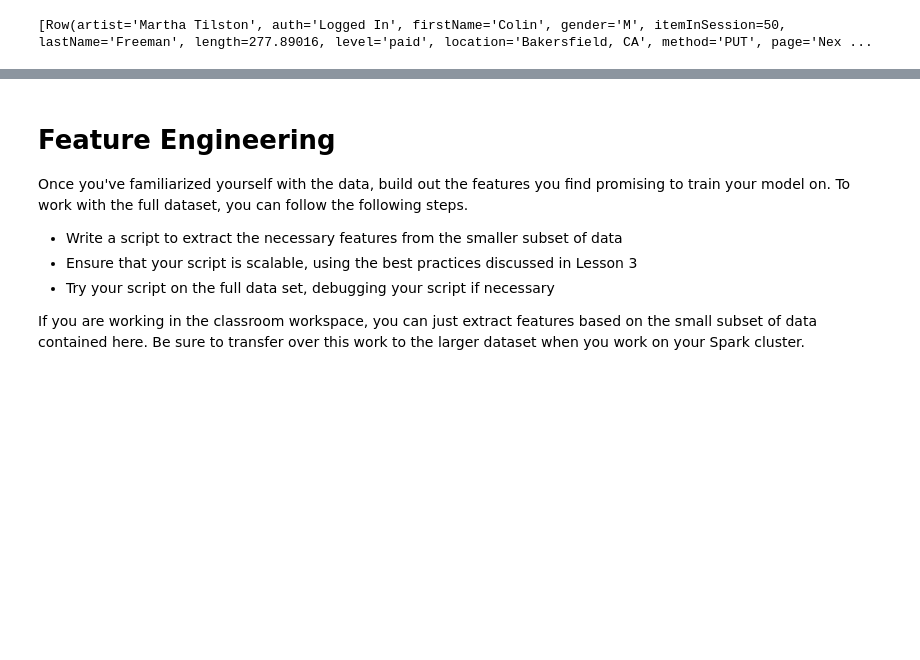
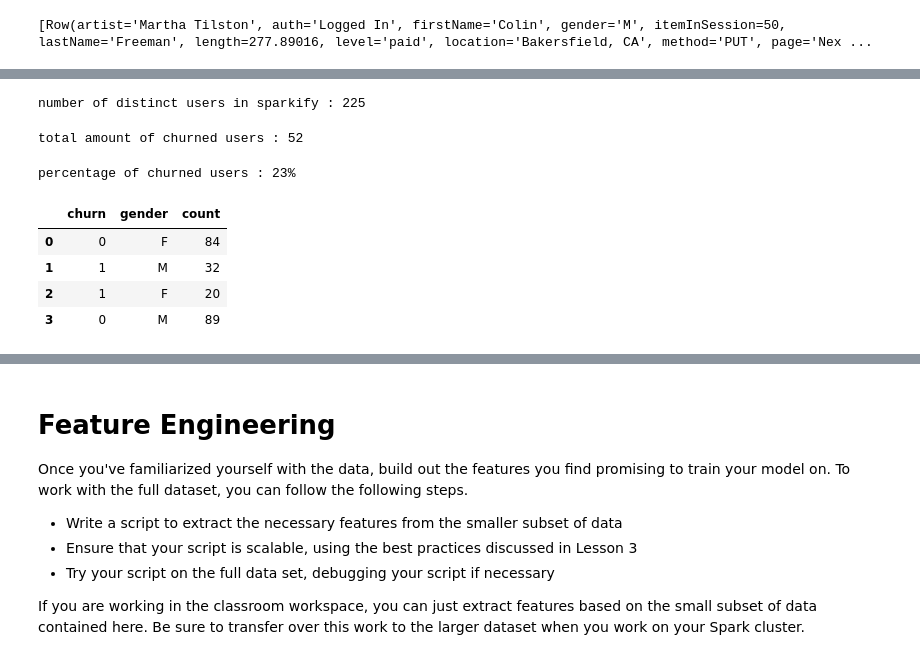
Before and after one commit to paonegri/DSND_Capstone, a Jupyter notebook: Sparkify.ipynb, the cells around one changed output, grey strips where cells are left out. Cells and saved outputs as stored; diff of their text form; code cells hidden in the pictures; blank space fills up the shorter version.

```diff
--- a/Sparkify.ipynb
+++ b/Sparkify.ipynb
@@ -147,0 +298,29 @@ Once you've defined churn, perform some exploratory data analysis to observe the
+# %%
+print('number of distinct users in sparkify : {}'\
+    .format(df_clean.select('userId').drop_duplicates().count()))
+# %% [output]
+number of distinct users in sparkify : 225
+# %%
+# Total amount of churned users
+print('total amount of churned users : {}'.format(df_clean.select('userId')\
+                                            .where(df_clean.churn == 1).drop_duplicates().count()))
+# %% [output]
+total amount of churned users : 52
+# %%
+print('percentage of churned users : {}%'\
+      .format(round(100*(df_clean.select('userId').where(df_clean.churn == 1)\
+                         .drop_duplicates().count())/df_clean.select('userId')\
+                         .drop_duplicates().count())))
+# %% [output]
+percentage of churned users : 23%
+# %%
+# Get churn rates based on Gender
+pd_gender = df_clean.select(['userId','Churn','gender']).\
+drop_duplicates(["userId","churn",'gender']).groupby(["churn","gender"]).count().toPandas()
+pd_gender
+# %% [output]
+|  | churn | gender | count |
+| 0 | 0 | F | 84 |
+| 1 | 1 | M | 32 |
+| 2 | 1 | F | 20 |
+| 3 | 0 | M | 89 |
```
Also changed, not shown: parts of 51 cells of this notebook.
